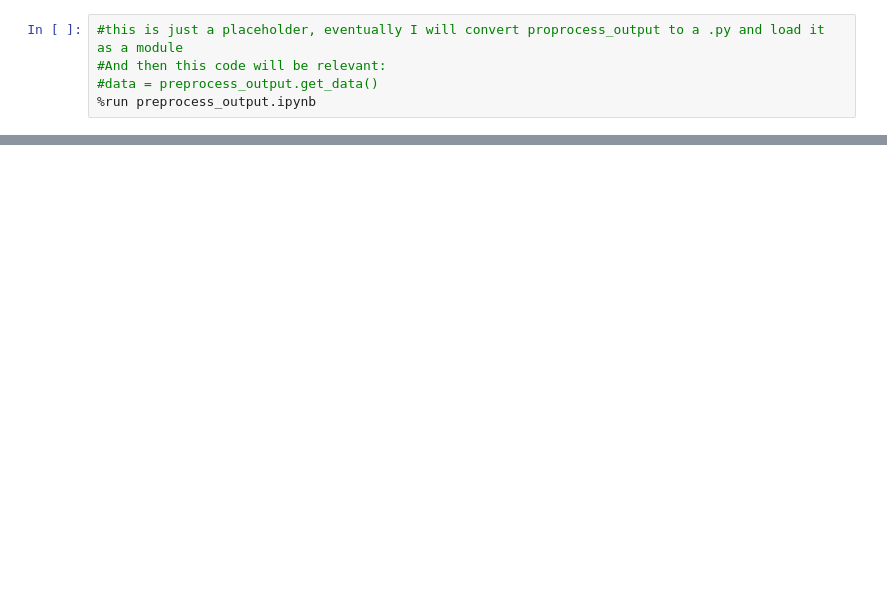
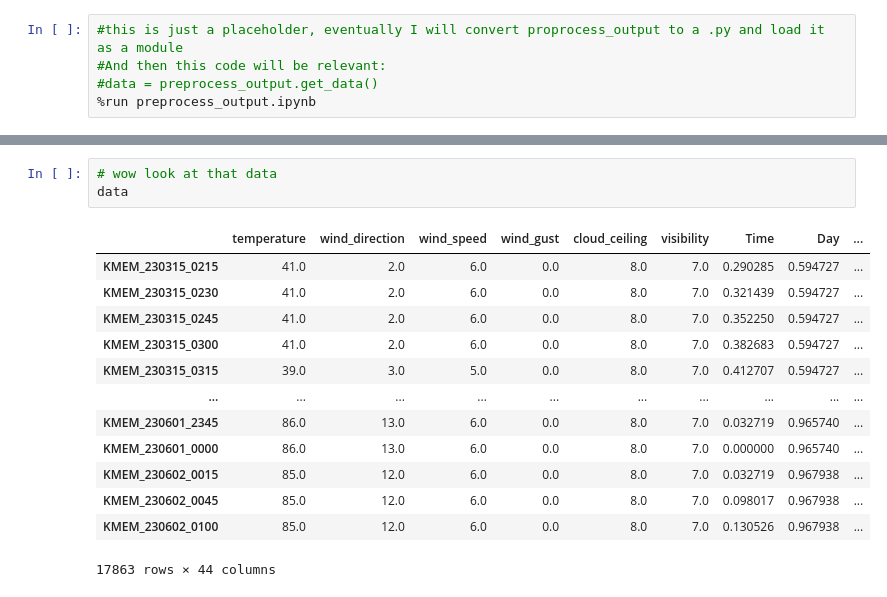
Before and after one commit to SamuelTWu/nasaATPchallenge, a Jupyter notebook: model.ipynb, the cells around one changed output, grey strips where cells are left out. Cells and saved outputs as stored; diff of their text form; blank space fills up the shorter version.

```diff
--- a/model.ipynb
+++ b/model.ipynb
@@ -204,0 +26,17 @@ Test Loss: 0.013622315600514412
+# %%
+# wow look at that data
+data
+# %% [output]
+|  | temperature | wind_direction | wind_speed | wind_gust | cloud_ceiling | visibility | Time | Day | ... |
+| KMEM_230315_0215 | 41.0 | 2.0 | 6.0 | 0.0 | 8.0 | 7.0 | 0.290285 | 0.594727 | ... |
+| KMEM_230315_0230 | 41.0 | 2.0 | 6.0 | 0.0 | 8.0 | 7.0 | 0.321439 | 0.594727 | ... |
+| KMEM_230315_0245 | 41.0 | 2.0 | 6.0 | 0.0 | 8.0 | 7.0 | 0.352250 | 0.594727 | ... |
+| KMEM_230315_0300 | 41.0 | 2.0 | 6.0 | 0.0 | 8.0 | 7.0 | 0.382683 | 0.594727 | ... |
+| KMEM_230315_0315 | 39.0 | 3.0 | 5.0 | 0.0 | 8.0 | 7.0 | 0.412707 | 0.594727 | ... |
+| ... | ... | ... | ... | ... | ... | ... | ... | ... | ... |
+| KMEM_230601_2345 | 86.0 | 13.0 | 6.0 | 0.0 | 8.0 | 7.0 | 0.032719 | 0.965740 | ... |
+| KMEM_230601_0000 | 86.0 | 13.0 | 6.0 | 0.0 | 8.0 | 7.0 | 0.000000 | 0.965740 | ... |
+| KMEM_230602_0015 | 85.0 | 12.0 | 6.0 | 0.0 | 8.0 | 7.0 | 0.032719 | 0.967938 | ... |
+| KMEM_230602_0045 | 85.0 | 12.0 | 6.0 | 0.0 | 8.0 | 7.0 | 0.098017 | 0.967938 | ... |
+| KMEM_230602_0100 | 85.0 | 12.0 | 6.0 | 0.0 | 8.0 | 7.0 | 0.130526 | 0.967938 | ... |
+17863 rows × 44 columns
```
Also changed, not shown: parts of 23 cells of this notebook, 2 other files.
